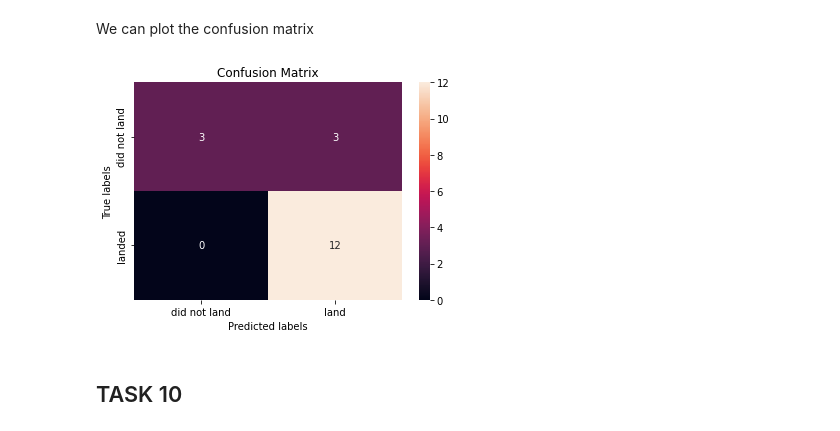
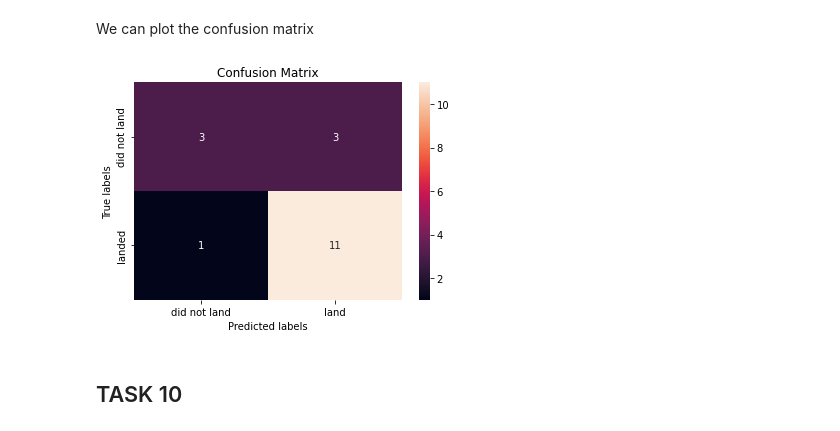
Before and after one commit to ivrubtsov/Data-science-Capstone-project, a Jupyter notebook: Capstone course assignment 7 - Machine learning.ipynb, the cells around one changed output. Cells and saved outputs as stored; diff of their text form; code cells hidden in the pictures.

```diff
--- a/Capstone course assignment 7 - Machine learning.ipynb
+++ b/Capstone course assignment 7 - Machine learning.ipynb
@@ -193,0 +190,6 @@ logreg_cv.score(X_test,Y_test)
+# %%
+lr=LogisticRegression(C=0.01, penalty='l2', solver='lbfgs')
+lr.fit(X_train,Y_train)
+
+#logreg_cv.score(X_test,Y_test)
+lr.score(X_test,Y_test)
@@ -234,0 +236,5 @@ svm_cv.score(X_test,Y_test)
+# %%
+svm=SVC(C=1.0, gamma=0.03162277660168379, kernel='sigmoid')
+svm.fit(X_train,Y_train)
+svm.score(X_test,Y_test)
+#svm_cv.score(X_test,Y_test)
@@ -279,10 +287,10 @@ tree_cv.score(X_test,Y_test)
 # %% [markdown]
 We can plot the confusion matrix
 # %%
-yhat = svm_cv.predict(X_test)
-plot_confusion_matrix(Y_test,yhat)
+yhat_tree = tree_cv.predict(X_test)
+plot_confusion_matrix(Y_test,yhat_tree)
 # %% [output]
-[figure, old version]
+[figure, new version]
 # %% [markdown]
 ## TASK  10
 # %% [markdown]
```
Also changed, not shown: parts of 13 cells of this notebook.
